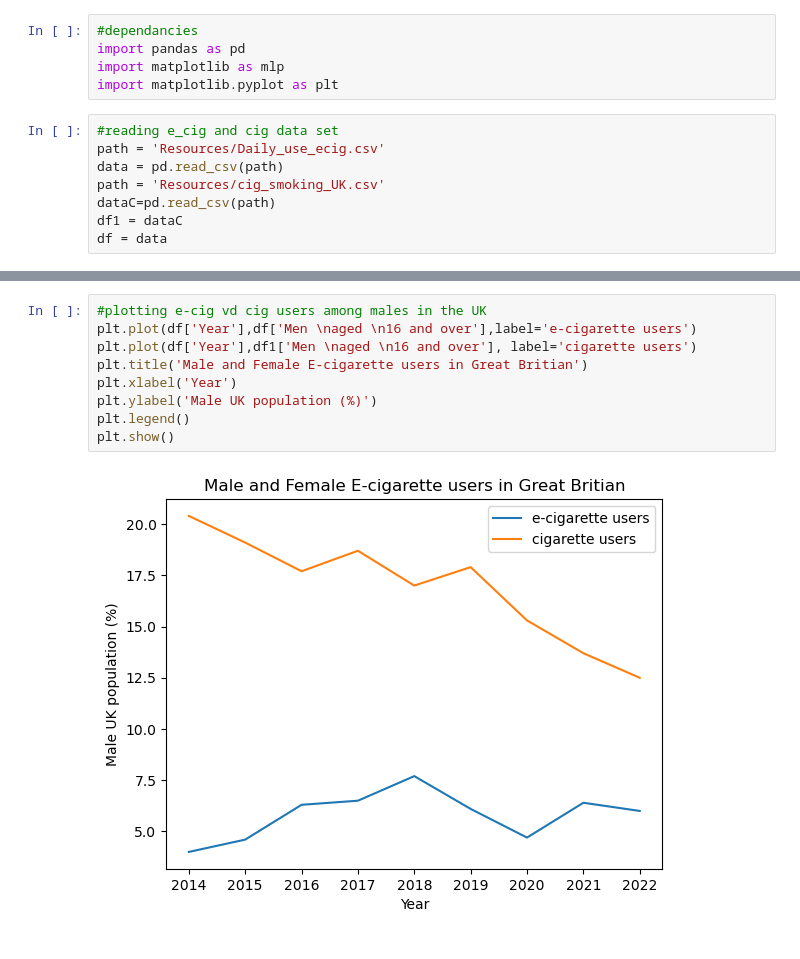
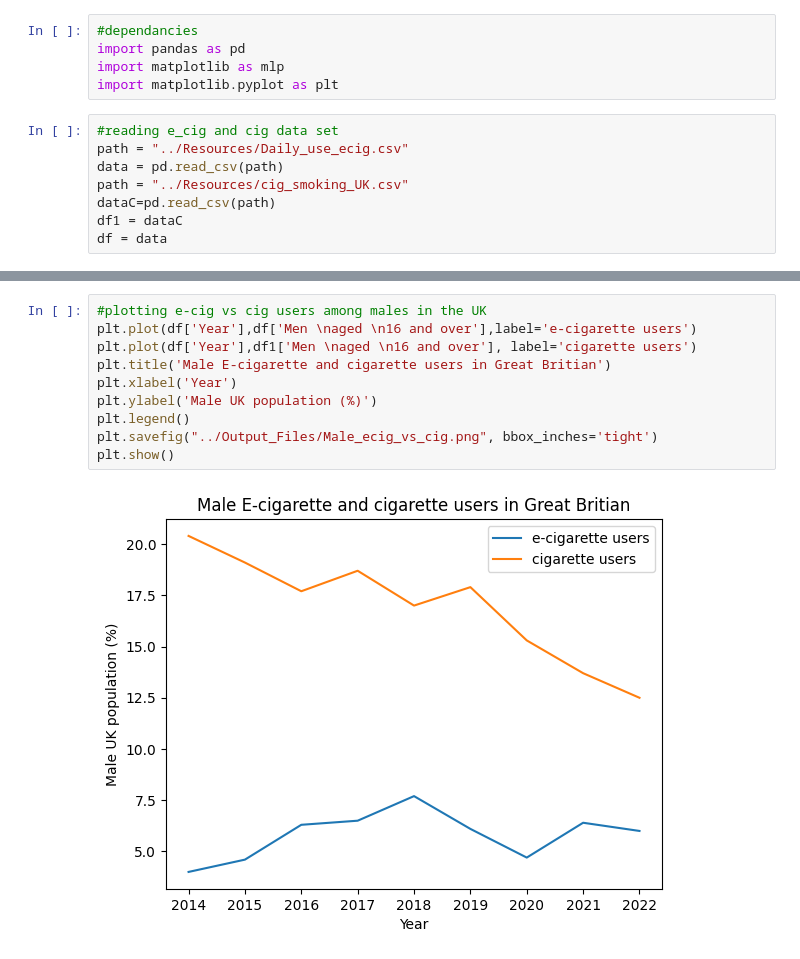
Before and after one commit to Sueraaa/project1-group5, a Jupyter notebook: Project_1/Code/GBR_e_cig.ipynb, the cells around one changed output, grey strips where cells are left out. Saved outputs shown, nothing was run; the diff lists cells and outputs as text.

```diff
--- a/Project_1/Code/GBR_e_cig.ipynb
+++ b/Project_1/Code/GBR_e_cig.ipynb
@@ -5,9 +5,9 @@ import matplotlib as mlp
 import matplotlib.pyplot as plt
 # %%
 #reading e_cig and cig data set
-path = 'Resources/Daily_use_ecig.csv'
+path = "../Resources/Daily_use_ecig.csv"
 data = pd.read_csv(path)
-path = 'Resources/cig_smoking_UK.csv'
+path = "../Resources/cig_smoking_UK.csv"
 dataC=pd.read_csv(path)
 df1 = dataC
 df = data
@@ -26,14 +27,15 @@ plt.show()
 # %%
-#plotting e-cig vd cig users among males in the UK
+#plotting e-cig vs cig users among males in the UK
 plt.plot(df['Year'],df['Men \naged \n16 and over'],label='e-cigarette users')
 plt.plot(df['Year'],df1['Men \naged \n16 and over'], label='cigarette users')
-plt.title('Male and Female E-cigarette users in Great Britian')
+plt.title('Male E-cigarette and cigarette users in Great Britian')
 plt.xlabel('Year')
 plt.ylabel('Male UK population (%)')
 plt.legend()
+plt.savefig("../Output_Files/Male_ecig_vs_cig.png", bbox_inches='tight')
 plt.show()
 # %% [output]
-[figure, old version]
+[figure, new version]
 # %%
 #plotting e-cig vs cig users among the UK population aged 16-24
 plt.plot(df['Year'],df['All persons \naged \n16 to 24'], label = 'e-cigarette users')
```
Also changed, not shown: parts of 7 cells of this notebook.
